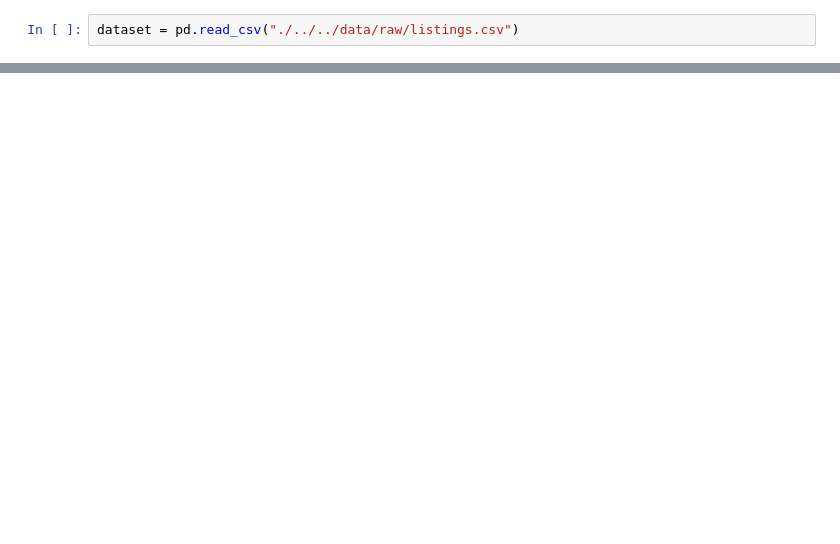
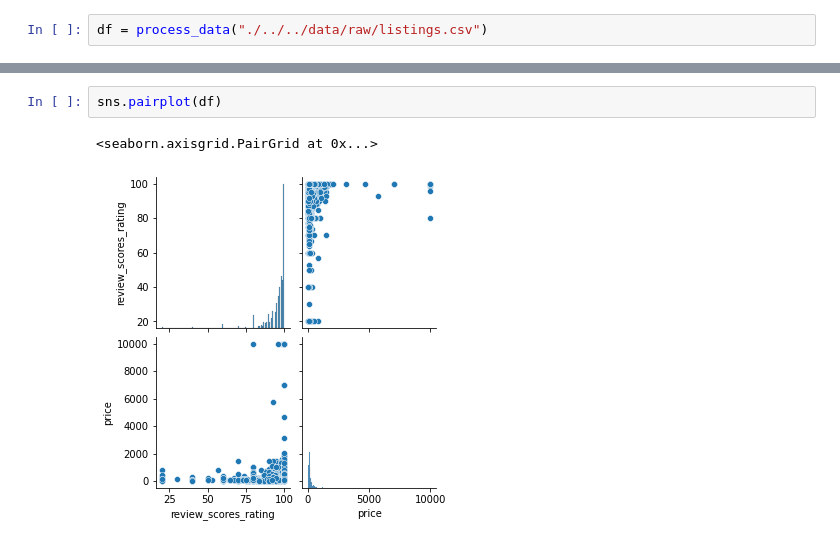
Before and after one commit to data301-2020-winter2/course-project-group_1048, a Jupyter notebook: analysis/riley/analysis.ipynb, the cells around one changed output, grey strips where cells are left out. Saved outputs shown, nothing was run; the diff lists cells and outputs as text; blank space fills up the shorter version.

```diff
--- a/analysis/riley/analysis.ipynb
+++ b/analysis/riley/analysis.ipynb
@@ -7,2 +11,2 @@ import pandas as pd
 # %%
-dataset = pd.read_csv("./../../data/raw/listings.csv")
+df = process_data("./../../data/raw/listings.csv")
@@ -98,0 +35,5 @@ See the caveats in the documentation: https://pandas.pydata.org/pandas-docs/stab
+# %%
+sns.pairplot(df)
+# %% [output]
+<seaborn.axisgrid.PairGrid at 0x...>
+[figure, added]
```
Also changed, not shown: parts of 30 cells of this notebook, 1 other file.
